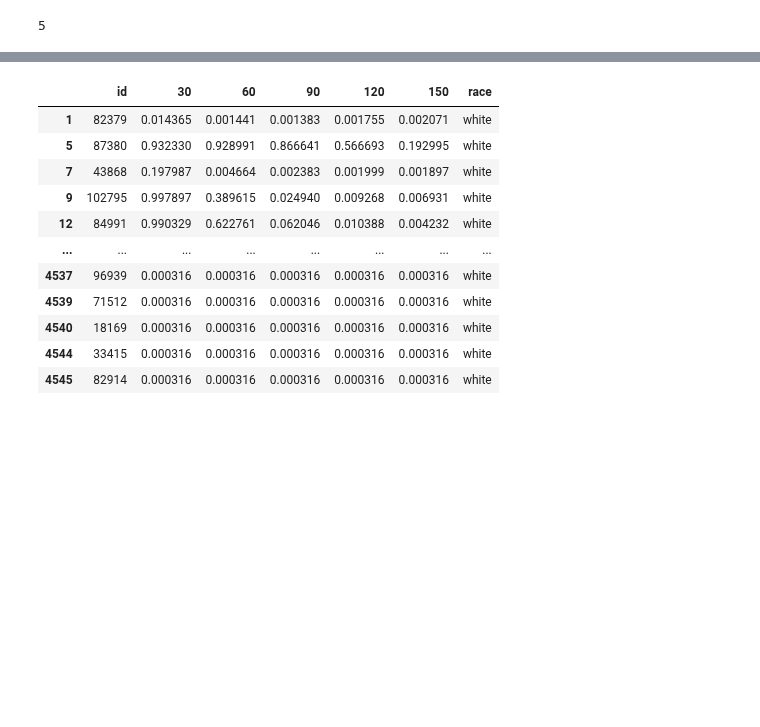
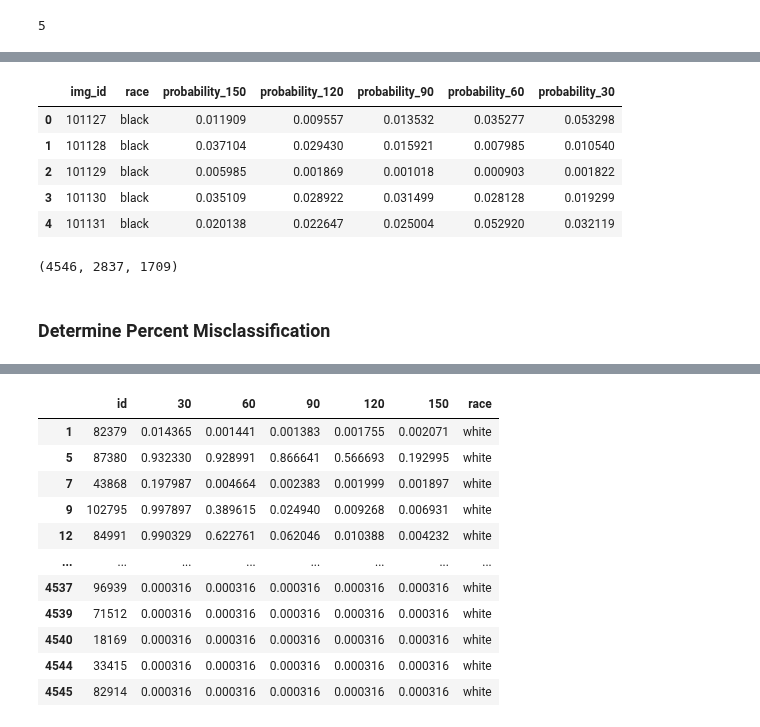
Before and after one commit to Centrattic/race, a Jupyter notebook: classifier_experiments/shadow_regions_experiment1_systemic_brightening.ipynb, the cells around one changed output, grey strips where cells are left out. Drawn from its saved outputs; the diff is of its cells as text; code cells hidden in the pictures; blank space fills up the shorter version.

```diff
--- a/classifier_experiments/shadow_regions_experiment1_systemic_brightening.ipynb
+++ b/classifier_experiments/shadow_regions_experiment1_systemic_brightening.ipynb
@@ -171,0 +462,11 @@ dull_black_preds = dull_preds[dull_preds['race'] == 'black']
+# %%
+dullpreds = combine_result_frames(dull_predictions, 'dull', increments_arr[1:])
+# %%
+dullpreds.head()
+# %% [output]
+|  | img_id | race | probability_150 | probability_120 | probability_90 | probability_60 | probability_30 |
+| 0 | 101127 | black | 0.011909 | 0.009557 | 0.013532 | 0.035277 | 0.053298 |
+| 1 | 101128 | black | 0.037104 | 0.029430 | 0.015921 | 0.007985 | 0.010540 |
+| 2 | 101129 | black | 0.005985 | 0.001869 | 0.001018 | 0.000903 | 0.001822 |
+| 3 | 101130 | black | 0.035109 | 0.028922 | 0.031499 | 0.028128 | 0.019299 |
+| 4 | 101131 | black | 0.020138 | 0.022647 | 0.025004 | 0.052920 | 0.032119 |
@@ -172 +476,7 @@ dull_black_preds = dull_preds[dull_preds['race'] == 'black']
+# %%
+len(dullpreds), len(dullpreds_white), len(dullpreds_black)
+# %% [output]
+(4546, 2837, 1709)
+# %% [markdown]
+### Determine Percent Misclassification
 # %%
```
Also changed, not shown: parts of 62 cells of this notebook, 9 other files.
